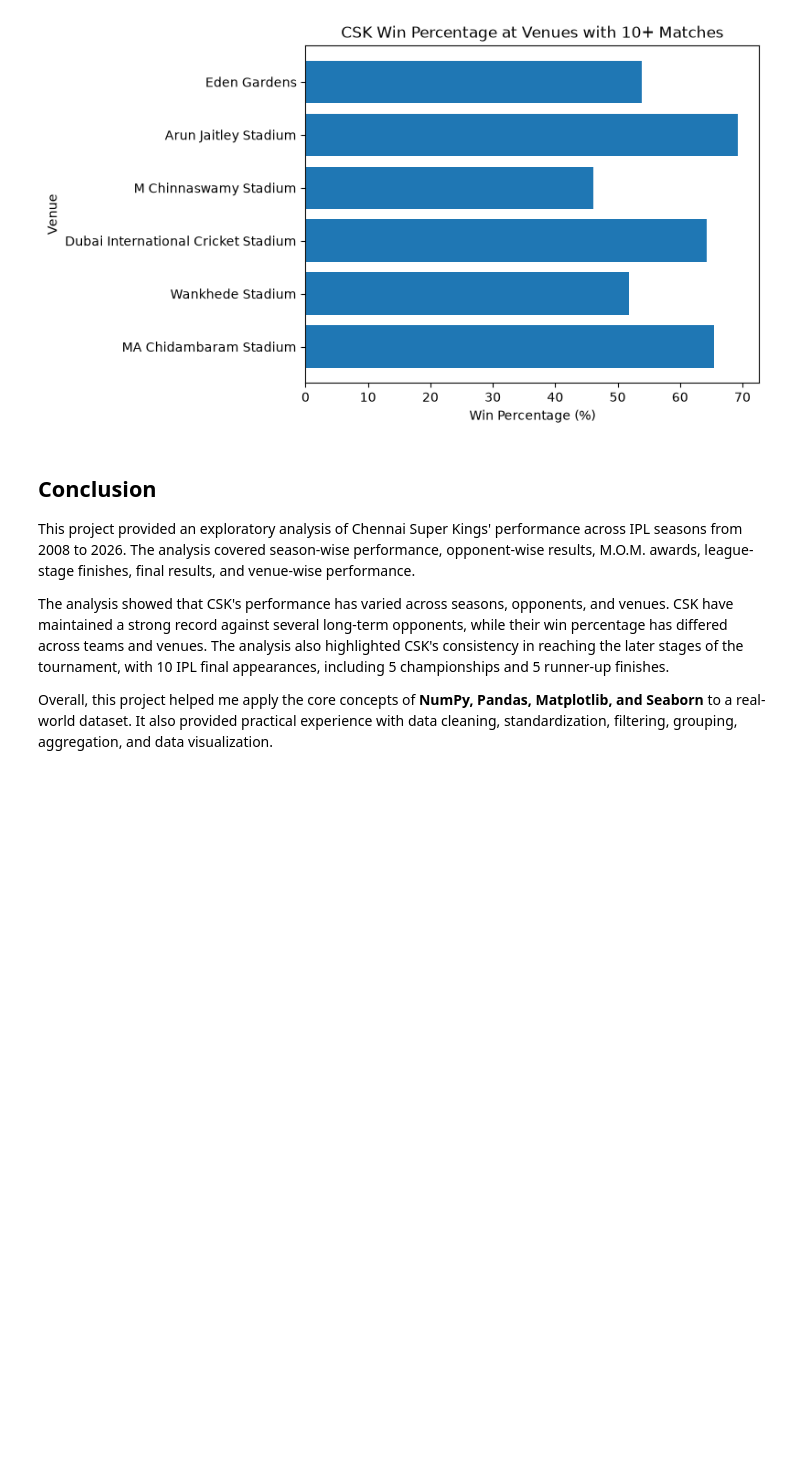
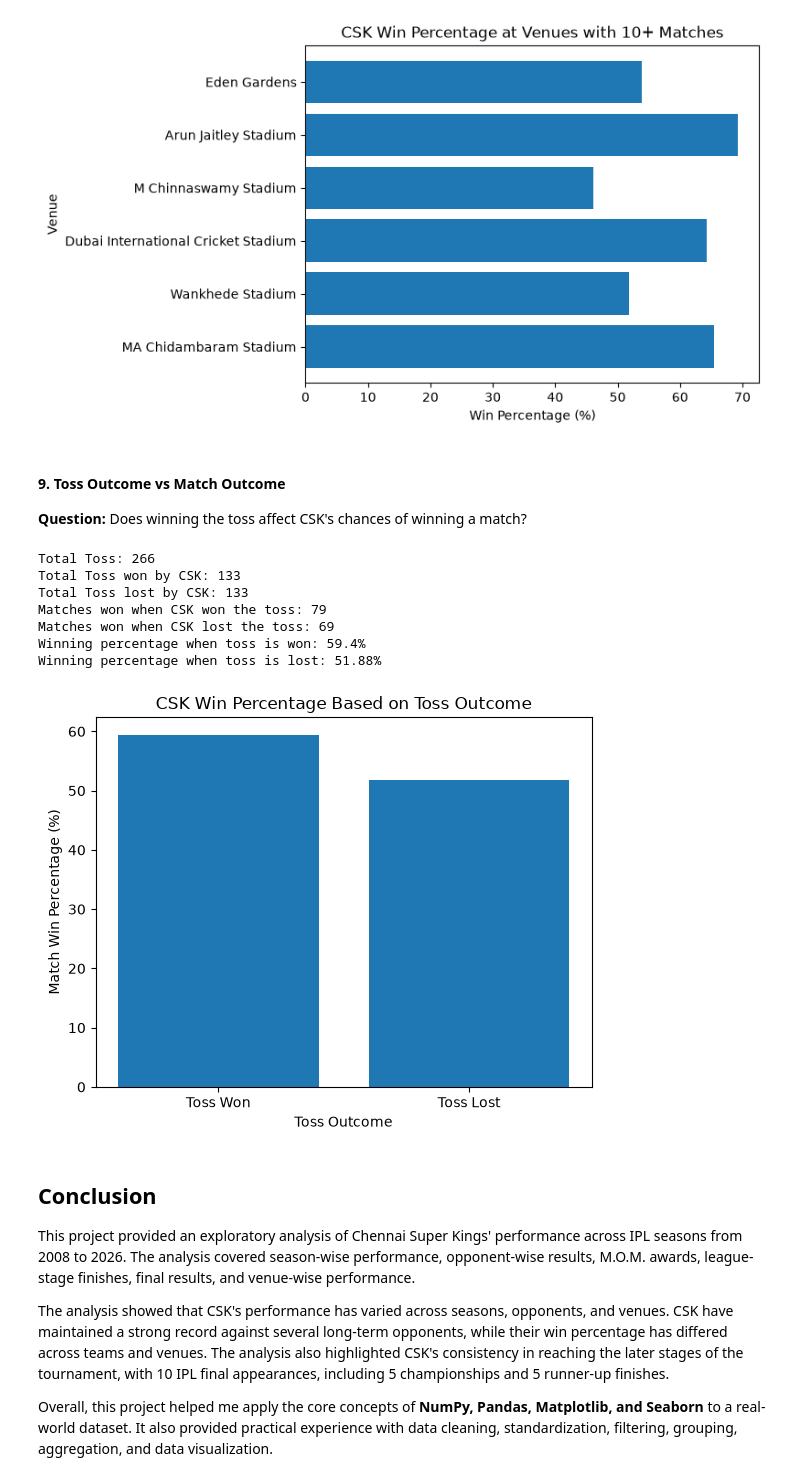
Before and after one commit to TejasBirla/csk-ipl-eda, a Jupyter notebook: notebooks/csk_analysis_2008_2026.ipynb, the cells around one changed output. Saved outputs shown, nothing was run; the diff lists cells and outputs as text; code cells hidden in the pictures; blank space fills up the shorter version.

Commit message:
Toss Outcome vs Match Outcome analysis added.

```diff
--- a/notebooks/csk_analysis_2008_2026.ipynb
+++ b/notebooks/csk_analysis_2008_2026.ipynb
@@ -906,3 +906,54 @@ plt.show()
 ### Inference
 
 # This bar chart shows CSK's win percentage at venues where they have played at least 10 matches. CSK have their highest win percentage at Arun Jaitley Stadium, at around 70%. At MA Chidambaram Stadium, CSK have a win percentage of around 65%, while their win percentage at M Chinnaswamy Stadium is around 46%. MA Chidambaram Stadium has hosted the most CSK matches, as it is their home venue in Chennai.
+# %% [markdown]
+#### 9. Toss Outcome vs Match Outcome
+
+****Question:**** Does winning the toss affect CSK's chances of winning a match?
+# %%
+total_toss = int(csk_data["toss_winner"].count())
+print(f"Total Toss: {total_toss}")
+
+# How many toss csk won
+toss_won = int((csk_data["toss_winner"] == "Chennai Super Kings").sum())
+print(f"Total Toss won by CSK: {toss_won}")
+
+# How many toss csk lost
+toss_lost = total_toss - toss_won
+print(f"Total Toss lost by CSK: {toss_lost}")
+
+# Matches where csk won the toss and won the match
+matches_won_when_toss_won = csk_data[(csk_data["toss_winner"]== "Chennai Super Kings") & (csk_data["winner"]== "Chennai Super Kings")]
+print(f"Matches won when CSK won the toss: {matches_won_when_toss_won.shape[0]}")
+
+
+# Matches where csk lost the toss and won the match
+matches_won_when_toss_lost = csk_data[(csk_data["toss_winner"] != "Chennai Super Kings")& (csk_data["winner"] == "Chennai Super Kings")]
+print(f"Matches won when CSK lost the toss: {matches_won_when_toss_lost.shape[0]}")
+
+# Winning Percentages
+win_percent_after_toss_won = round((matches_won_when_toss_won.shape[0]/ toss_won) * 100, 2)
+print(f"Winning percentage when toss is won: {win_percent_after_toss_won}%")
+
+win_percent_after_toss_lost = round((matches_won_when_toss_lost.shape[0]/ toss_lost)* 100, 2)
+print(f"Winning percentage when toss is lost: {win_percent_after_toss_lost}%")
+
+labels = ["Toss Won", "Toss Lost"]
+values =[win_percent_after_toss_won,win_percent_after_toss_lost]
+
+plt.bar(labels,values)
+
+plt.xlabel("Toss Outcome")
+plt.ylabel("Match Win Percentage (%)")
+plt.title("CSK Win Percentage Based on Toss Outcome")
+
+plt.show()
+# %% [output]
+Total Toss: 266
+Total Toss won by CSK: 133
+Total Toss lost by CSK: 133
+Matches won when CSK won the toss: 79
+Matches won when CSK lost the toss: 69
+Winning percentage when toss is won: 59.4%
+Winning percentage when toss is lost: 51.88%
+[figure, added]
```
Also changed, not shown: parts of 1 cell of this notebook.
